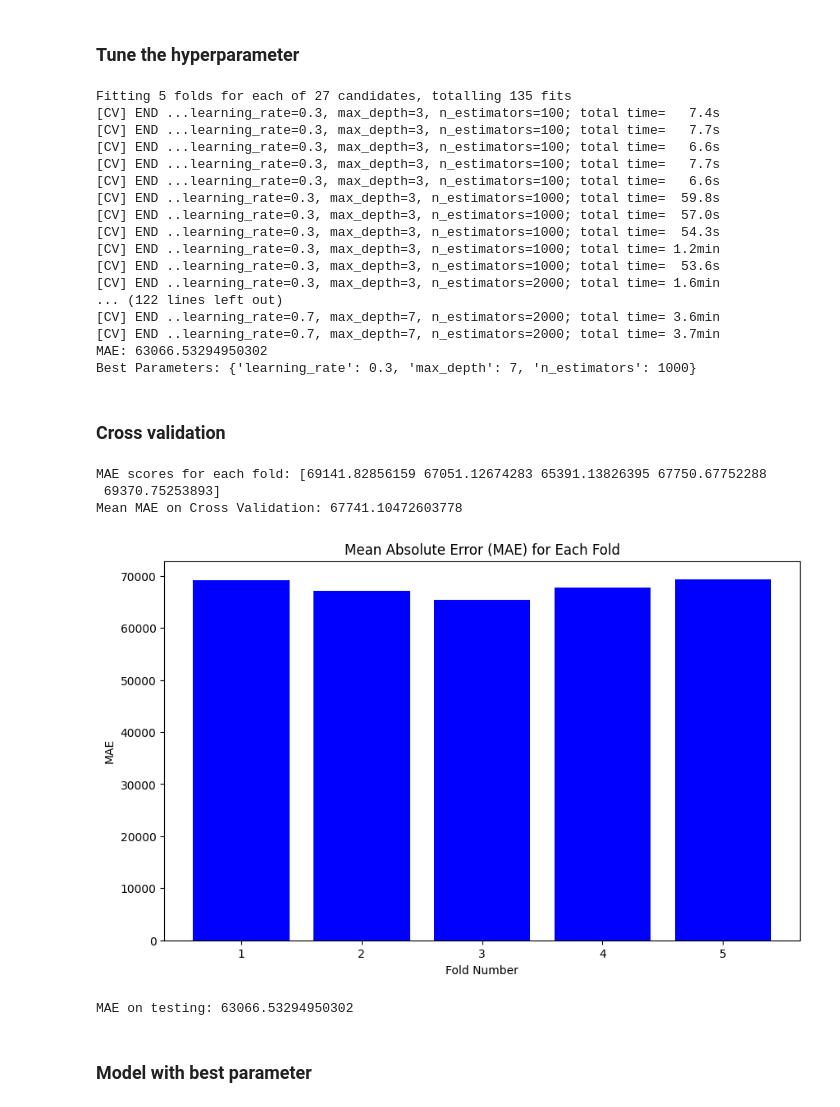
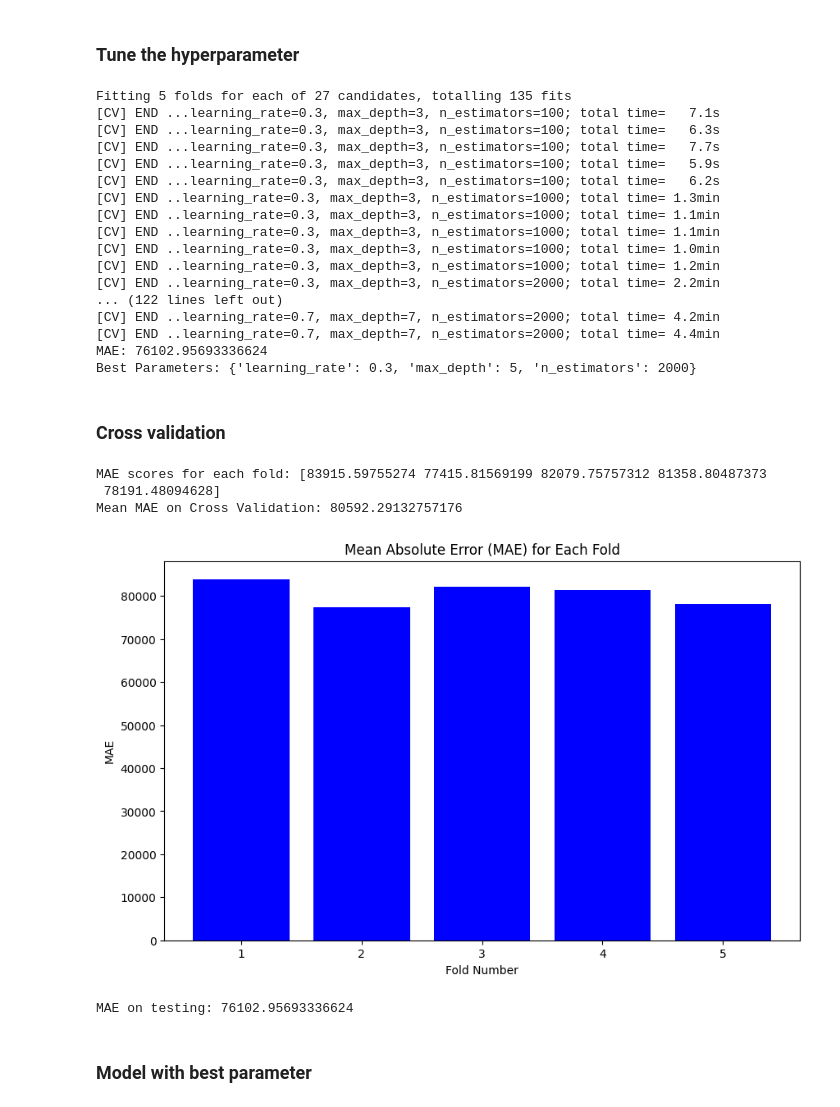
Before and after one commit to naufalsutrisna/Room-Pricing-Bukit-Vista, a Jupyter notebook: machine learning/gbr_model.ipynb, the cells around one changed output. Saved outputs shown, nothing was run; the diff lists cells and outputs as text; code cells hidden in the pictures.

```diff
--- a/machine learning/gbr_model.ipynb
+++ b/machine learning/gbr_model.ipynb
@@ -8,7 +8,7 @@ from sklearn.preprocessing import StandardScaler
 from sklearn.ensemble import GradientBoostingRegressor
 from sklearn.metrics import mean_absolute_error, make_scorer
 # %%
-data_path = os.path.join(os.getcwd(), '..', '..', 'data', 'preprocessed_data_new.csv')
+data_path = os.path.join(os.getcwd(), '..', '..', 'data', 'preprocessed_data.csv')
 # %%
 df = pd.read_csv(data_path)
 df.head()
@@ -120,27 +124,27 @@ best_params = grid_search.best_params_
 print("Best Parameters:", best_params)
 # %% [output]
 Fitting 5 folds for each of 27 candidates, totalling 135 fits
-[CV] END ...learning_rate=0.3, max_depth=3, n_estimators=100; total time=   7.4s
+[CV] END ...learning_rate=0.3, max_depth=3, n_estimators=100; total time=   7.1s
+[CV] END ...learning_rate=0.3, max_depth=3, n_estimators=100; total time=   6.3s
 [CV] END ...learning_rate=0.3, max_depth=3, n_estimators=100; total time=   7.7s
-[CV] END ...learning_rate=0.3, max_depth=3, n_estimators=100; total time=   6.6s
-[CV] END ...learning_rate=0.3, max_depth=3, n_estimators=100; total time=   7.7s
-[CV] END ...learning_rate=0.3, max_depth=3, n_estimators=100; total time=   6.6s
-[CV] END ..learning_rate=0.3, max_depth=3, n_estimators=1000; total time=  59.8s
-[CV] END ..learning_rate=0.3, max_depth=3, n_estimators=1000; total time=  57.0s
-[CV] END ..learning_rate=0.3, max_depth=3, n_estimators=1000; total time=  54.3s
+[CV] END ...learning_rate=0.3, max_depth=3, n_estimators=100; total time=   5.9s
+[CV] END ...learning_rate=0.3, max_depth=3, n_estimators=100; total time=   6.2s
+[CV] END ..learning_rate=0.3, max_depth=3, n_estimators=1000; total time= 1.3min
+[CV] END ..learning_rate=0.3, max_depth=3, n_estimators=1000; total time= 1.1min
+[CV] END ..learning_rate=0.3, max_depth=3, n_estimators=1000; total time= 1.1min
+[CV] END ..learning_rate=0.3, max_depth=3, n_estimators=1000; total time= 1.0min
 [CV] END ..learning_rate=0.3, max_depth=3, n_estimators=1000; total time= 1.2min
-[CV] END ..learning_rate=0.3, max_depth=3, n_estimators=1000; total time=  53.6s
-[CV] END ..learning_rate=0.3, max_depth=3, n_estimators=2000; total time= 1.6min
+[CV] END ..learning_rate=0.3, max_depth=3, n_estimators=2000; total time= 2.2min
 ... (122 lines left out)
-[CV] END ..learning_rate=0.7, max_depth=7, n_estimators=2000; total time= 3.6min
-[CV] END ..learning_rate=0.7, max_depth=7, n_estimators=2000; total time= 3.7min
-MAE: 63066.53294950302
-Best Parameters: {'learning_rate': 0.3, 'max_depth': 7, 'n_estimators': 1000}
+[CV] END ..learning_rate=0.7, max_depth=7, n_estimators=2000; total time= 4.2min
+[CV] END ..learning_rate=0.7, max_depth=7, n_estimators=2000; total time= 4.4min
+MAE: 76102.95693336624
+Best Parameters: {'learning_rate': 0.3, 'max_depth': 5, 'n_estimators': 2000}
 # %% [markdown]
 ### Cross validation
 # %%
 # Initialize the best model
-best_model = GradientBoostingRegressor(n_estimators=1000, learning_rate=0.3, max_depth=7, random_state=42)
+best_model = GradientBoostingRegressor(n_estimators=2000, learning_rate=0.3, max_depth=5, random_state=42)
 
 # Define the k-fold cross-validation scheme
 kf = KFold(n_splits=5, shuffle=True, random_state=42)
@@ -152,38 +156,38 @@ scorer = make_scorer(mean_absolute_error, greater_is_better=False)
 scores = cross_val_score(best_model, X_train, y_train, scoring=scorer, cv=kf)
 
 # Since scoring='neg_mean_absolute_error', the results are negative, so we take the absolute values
 mae_scores = -scores
 
 # Print MAE for each fold
 print("MAE scores for each fold:", mae_scores)
 
 # Mean of MAE values
 print("Mean MAE on Cross Validation:", mae_scores.mean())
 
 # Visualize MAE for each fold
 plt.figure(figsize=(10, 6))
 plt.bar(range(1, len(mae_scores) + 1), mae_scores, color='blue')
 plt.xlabel('Fold Number')
 plt.ylabel('MAE')
 plt.title('Mean Absolute Error (MAE) for Each Fold')
 plt.xticks(range(1, len(mae_scores) + 1))
 plt.show()
 
 # Train the model on the data
 best_model.fit(X_train, y_train)
 
 # Predict on the test set
 y_pred_cv = best_model.predict(X_test)
 
 # Calculate MAE
 mae = mean_absolute_error(y_test, y_pred_cv)
 print("MAE on testing:", mae)
 # %% [output]
-MAE scores for each fold: [69141.82856159 67051.12674283 65391.13826395 67750.67752288
- 69370.75253893]
-Mean MAE on Cross Validation: 67741.10472603778
+MAE scores for each fold: [83915.59755274 77415.81569199 82079.75757312 81358.80487373
+ 78191.48094628]
+Mean MAE on Cross Validation: 80592.29132757176
-[figure, old version]
+[figure, new version]
-MAE on testing: 63066.53294950302
+MAE on testing: 76102.95693336624
 # %% [markdown]
 ### Model with best parameter
 # %%
```
Also changed, not shown: parts of 18 cells of this notebook.
